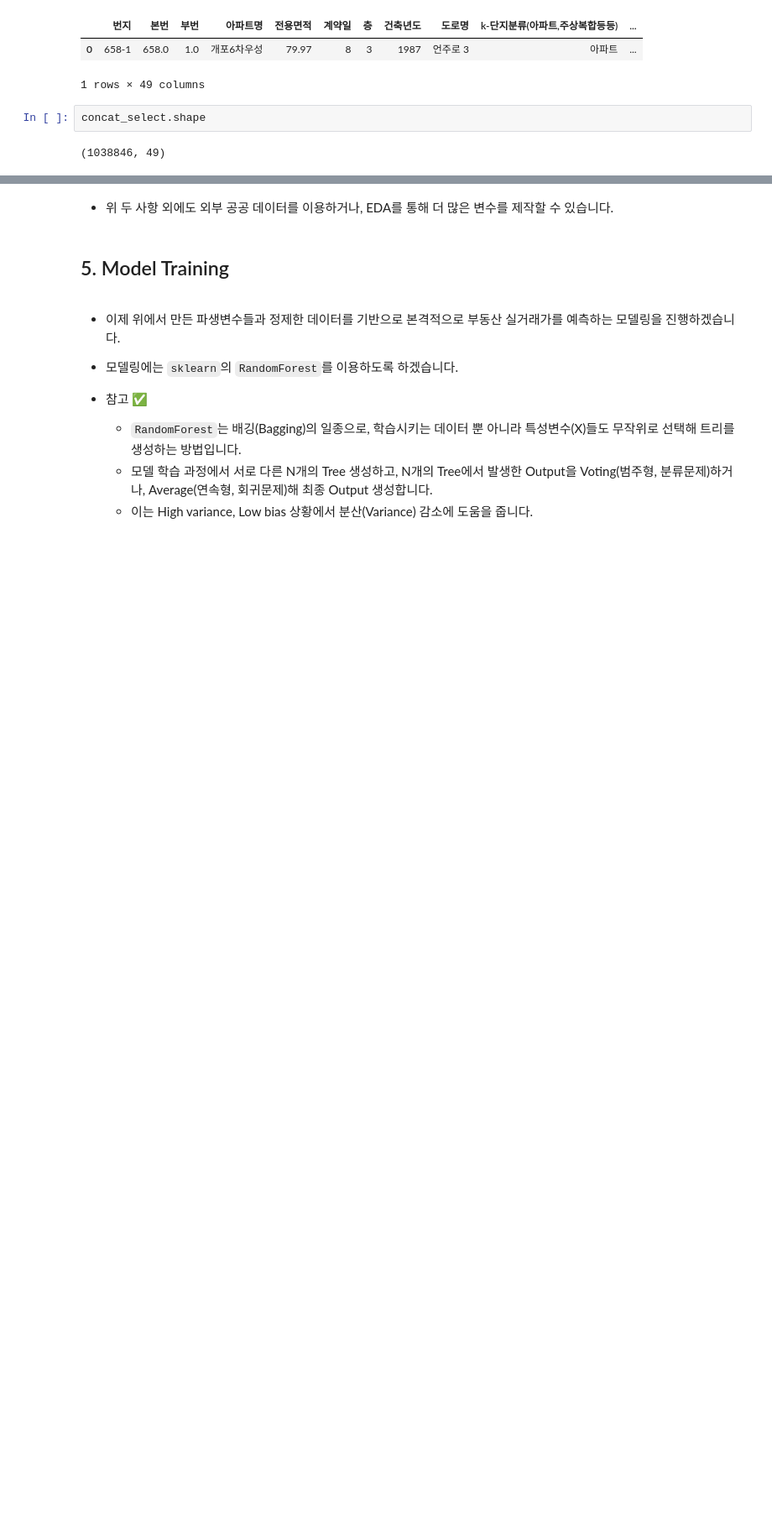
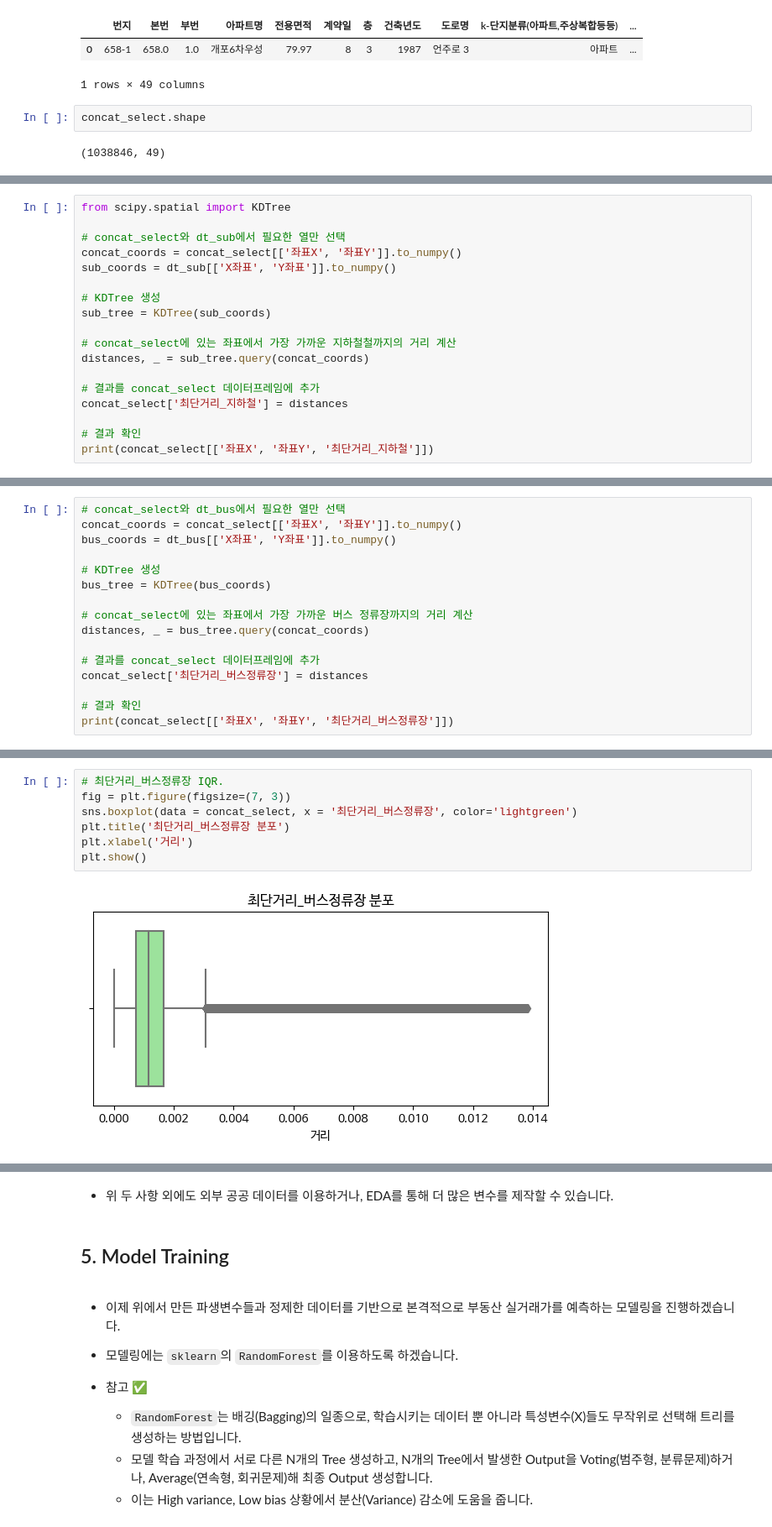
Before and after one commit to UpstageAILab6/upstage-ml-regression-ml-5_pub, a Jupyter notebook: baseline_code.ipynb, the cells around one changed output, grey strips where cells are left out. Shown at 84% size. Drawn from its saved outputs; the diff is of its cells as text; blank space fills up the shorter version.

```diff
--- a/baseline_code.ipynb
+++ b/baseline_code.ipynb
@@ -453,0 +496,18 @@ concat_select.shape
+# %%
+from scipy.spatial import KDTree
+
+# concat_select와 dt_sub에서 필요한 열만 선택
+concat_coords = concat_select[['좌표X', '좌표Y']].to_numpy()
+sub_coords = dt_sub[['X좌표', 'Y좌표']].to_numpy()
+
+# KDTree 생성
+sub_tree = KDTree(sub_coords)
+
+# concat_select에 있는 좌표에서 가장 가까운 지하철철까지의 거리 계산
+distances, _ = sub_tree.query(concat_coords)
+
+# 결과를 concat_select 데이터프레임에 추가
+concat_select['최단거리_지하철'] = distances
+
+# 결과 확인
+print(concat_select[['좌표X', '좌표Y', '최단거리_지하철']])
@@ -453,0 +529,16 @@ concat_select.shape
+# %%
+# concat_select와 dt_bus에서 필요한 열만 선택
+concat_coords = concat_select[['좌표X', '좌표Y']].to_numpy()
+bus_coords = dt_bus[['X좌표', 'Y좌표']].to_numpy()
+
+# KDTree 생성
+bus_tree = KDTree(bus_coords)
+
+# concat_select에 있는 좌표에서 가장 가까운 버스 정류장까지의 거리 계산
+distances, _ = bus_tree.query(concat_coords)
+
+# 결과를 concat_select 데이터프레임에 추가
+concat_select['최단거리_버스정류장'] = distances
+
+# 결과 확인
+print(concat_select[['좌표X', '좌표Y', '최단거리_버스정류장']])
@@ -453,0 +560,9 @@ concat_select.shape
+# %%
+# 최단거리_버스정류장 IQR.
+fig = plt.figure(figsize=(7, 3))
+sns.boxplot(data = concat_select, x = '최단거리_버스정류장', color='lightgreen')
+plt.title('최단거리_버스정류장 분포')
+plt.xlabel('거리')
+plt.show()
+# %% [output]
+[figure, added]
```
Also changed, not shown: parts of 15 cells of this notebook, 1 other file.
